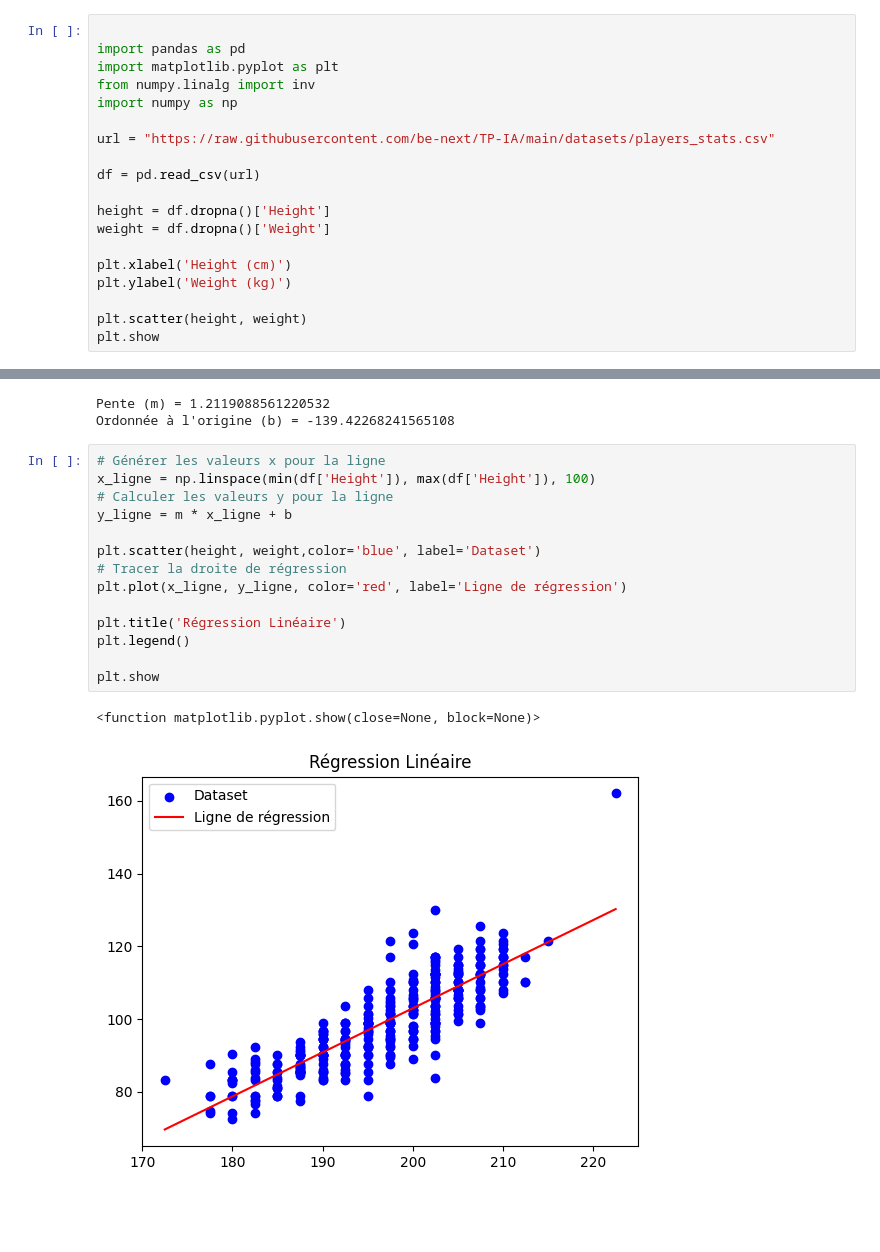
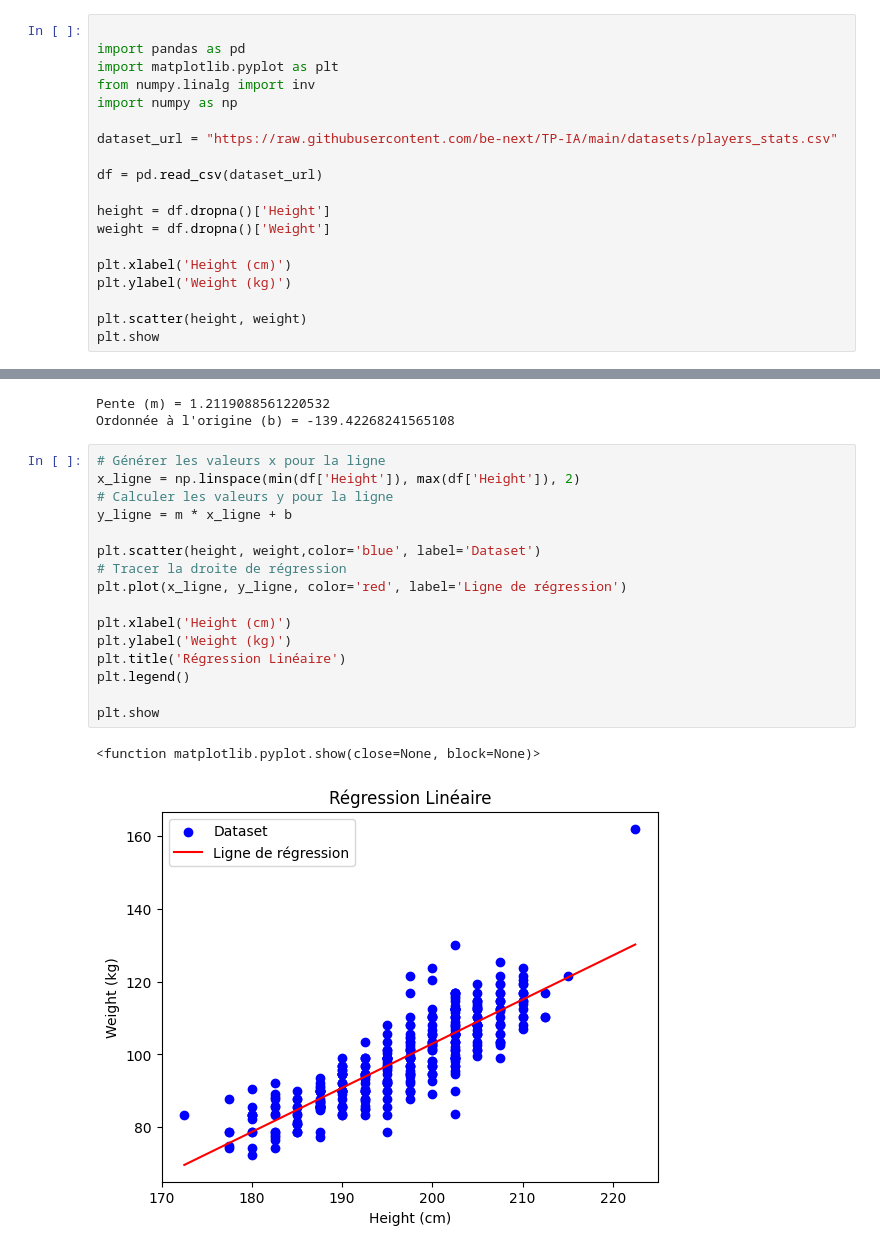
Before and after one commit to be-next/TP-IA, a Jupyter notebook: TP_IA_01.ipynb, the cells around one changed output, grey strips where cells are left out. Saved outputs shown, nothing was run; the diff lists cells and outputs as text; blank space fills up the shorter version.

```diff
--- a/TP_IA_01.ipynb
+++ b/TP_IA_01.ipynb
@@ -13,9 +13,9 @@ import matplotlib.pyplot as plt
 from numpy.linalg import inv
 import numpy as np
 
-url = "https://raw.githubusercontent.com/be-next/TP-IA/main/datasets/players_stats.csv"
+dataset_url = "https://raw.githubusercontent.com/be-next/TP-IA/main/datasets/players_stats.csv"
 
-df = pd.read_csv(url)
+df = pd.read_csv(dataset_url)
 
 height = df.dropna()['Height']
 weight = df.dropna()['Weight']
@@ -63,18 +128,20 @@ Pente (m) = 1.2119088561220532
 Ordonnée à l'origine (b) = -139.42268241565108
 # %%
 # Générer les valeurs x pour la ligne
-x_ligne = np.linspace(min(df['Height']), max(df['Height']), 100)
+x_ligne = np.linspace(min(df['Height']), max(df['Height']), 2)
 # Calculer les valeurs y pour la ligne
 y_ligne = m * x_ligne + b
 
 plt.scatter(height, weight,color='blue', label='Dataset')
 # Tracer la droite de régression
 plt.plot(x_ligne, y_ligne, color='red', label='Ligne de régression')
 
+plt.xlabel('Height (cm)')
+plt.ylabel('Weight (kg)')
 plt.title('Régression Linéaire')
 plt.legend()
 
 plt.show
 # %% [output]
 <function matplotlib.pyplot.show(close=None, block=None)>
-[figure, old version]
+[figure, new version]
```
Also changed, not shown: parts of 3 cells of this notebook.
